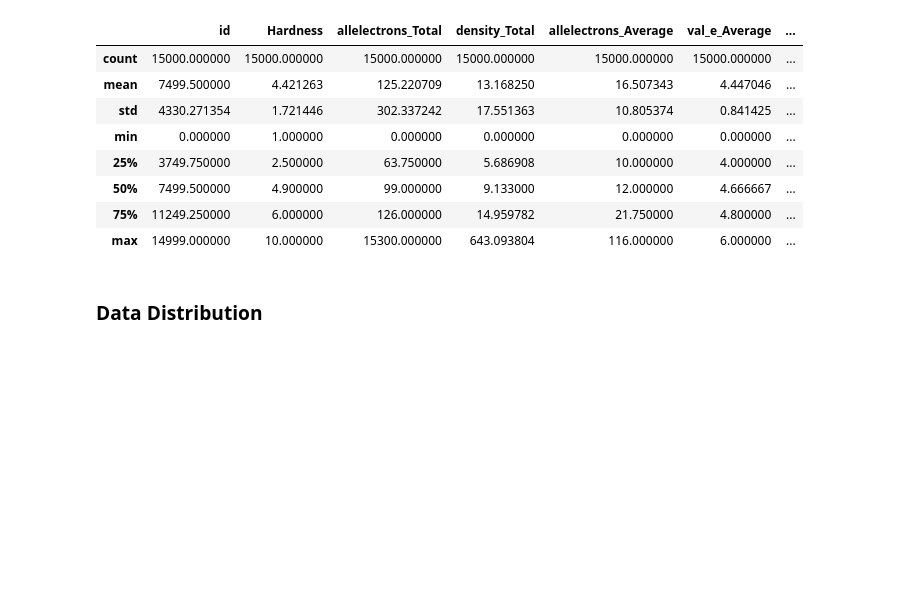
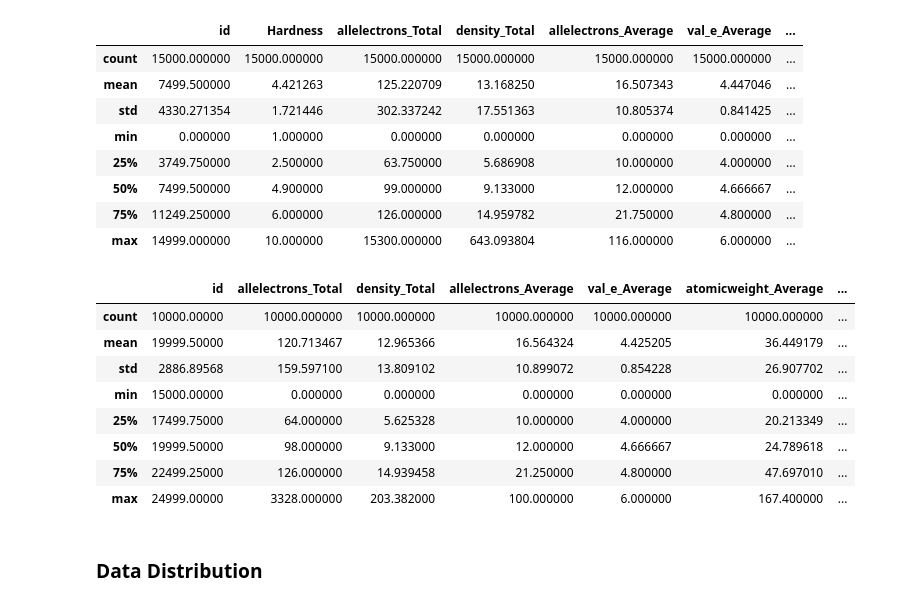
Before and after one commit to dessyamirudin/competition_2026, a Jupyter notebook: one_dollar_kaggle/OneDollar - Data + Exploration.ipynb, the cells around one changed output. Cells and saved outputs as stored; diff of their text form; code cells hidden in the pictures; blank space fills up the shorter version.

```diff
--- a/one_dollar_kaggle/OneDollar - Data + Exploration.ipynb
+++ b/one_dollar_kaggle/OneDollar - Data + Exploration.ipynb
@@ -117,6 +140,18 @@ train.describe()
 | 50% | 7499.500000 | 4.900000 | 99.000000 | 9.133000 | 12.000000 | 4.666667 | ... |
 | 75% | 11249.250000 | 6.000000 | 126.000000 | 14.959782 | 21.750000 | 4.800000 | ... |
 | max | 14999.000000 | 10.000000 | 15300.000000 | 643.093804 | 116.000000 | 6.000000 | ... |
+# %%
+test.describe()
+# %% [output]
+|  | id | allelectrons_Total | density_Total | allelectrons_Average | val_e_Average | atomicweight_Average | ... |
+| count | 10000.00000 | 10000.000000 | 10000.000000 | 10000.000000 | 10000.000000 | 10000.000000 | ... |
+| mean | 19999.50000 | 120.713467 | 12.965366 | 16.564324 | 4.425205 | 36.449179 | ... |
+| std | 2886.89568 | 159.597100 | 13.809102 | 10.899072 | 0.854228 | 26.907702 | ... |
+| min | 15000.00000 | 0.000000 | 0.000000 | 0.000000 | 0.000000 | 0.000000 | ... |
+| 25% | 17499.75000 | 64.000000 | 5.625328 | 10.000000 | 4.000000 | 20.213349 | ... |
+| 50% | 19999.50000 | 98.000000 | 9.133000 | 12.000000 | 4.666667 | 24.789618 | ... |
+| 75% | 22499.25000 | 126.000000 | 14.939458 | 21.250000 | 4.800000 | 47.697010 | ... |
+| max | 24999.00000 | 3328.000000 | 203.382000 | 100.000000 | 6.000000 | 167.400000 | ... |
 # %% [markdown]
 ### Data Distribution
 # %%
```
Also changed, not shown: parts of 20 cells of this notebook.
